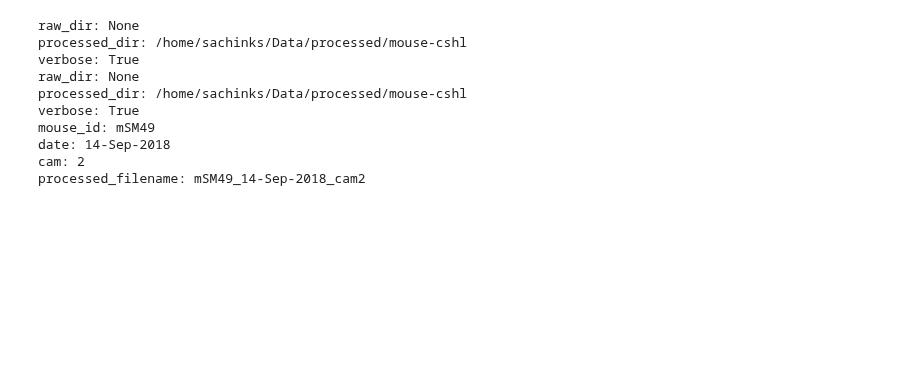
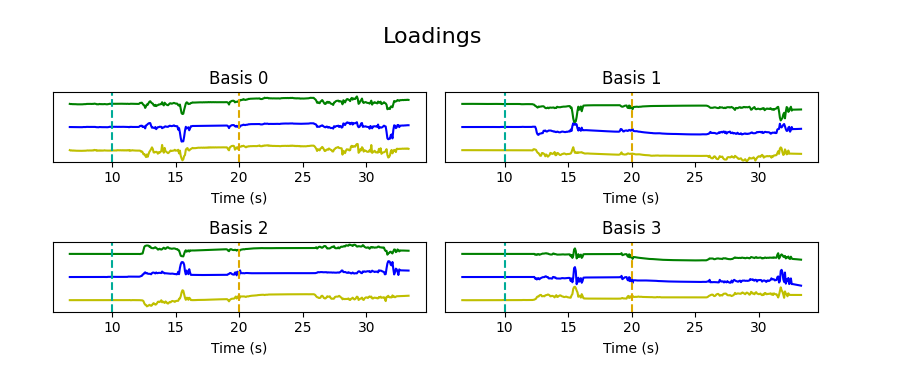
Before and after one commit to draeloslab/stim_behavior, a Jupyter notebook: notebooks/prosvd_analyse.ipynb, the cells around one changed output. Saved outputs shown, nothing was run; the diff lists cells and outputs as text; code cells hidden in the pictures; blank space fills up the shorter version.

Commit message:
analysis on combined cams

```diff
--- a/notebooks/prosvd_analyse.ipynb
+++ b/notebooks/prosvd_analyse.ipynb
@@ -14,14 +14,11 @@ PROSVD_INIT_FRAME = 100 # No of initial frames used to initialize proSVD
 
 processed_dir = '/home/sachinks/Data/processed/mouse-cshl'
 
-data_ld = MiceDataLoader(None, processed_dir)
-
 ###
 mouse_id = 'mSM49'
-date = '14-Sep-2018'
-cam = '2'
+date = '03-Aug-2018'
 
-data_ld.init_file(mouse_id, date, cam)
+filename = f'{mouse_id}_{date}_cam2'
 
 video_metadata = {
     'shape': None,
@@ -32,16 +29,9 @@ dm = DataManager()
 
 output_dir = '/home/sachinks/Data/output/mouse-cshl'
 fig_dir = f'{output_dir}/figures'
-data_dir = f'{output_dir}/{data_ld.get_filename()}'
+# data_dir = f'{output_dir}/{filename}'
-# %% [output]
-raw_dir: None
-processed_dir: /home/sachinks/Data/processed/mouse-cshl
-verbose: True
-raw_dir: None
-processed_dir: /home/sachinks/Data/processed/mouse-cshl
-verbose: True
-mouse_id: mSM49
-date: 14-Sep-2018
-cam: 2
-processed_filename: mSM49_14-Sep-2018_cam2
+# %%
+tx = (PROSVD_INIT_FRAME+np.arange(401))/video_metadata['fps']
+
+# T, N, _ = Q_full.shape
 # %%
@@ -63,0 +70,44 @@ ld_normalized = (ld - mean_values) / std_values
+# %%
+data_all = load_all_features(dm)
+# %%
+def plot_features(data_all):
+    f1_10 = data_all['cam1']['feat2']
+    f1_01 = data_all['cam2']['feat2']
+    f1_11 = data_all['combined']['feat2']
+
+    # Create a 2x2 grid of subplots
+    fig, axs = plt.subplots(2, 2, figsize=(8, 3.5))
+
+    # Flatten the axs array for easier iteration
+    axs_flat = axs.flatten()
+
+    # Loop through subplots
+    for i, ax in enumerate(axs_flat):
+        b_i = i # basis index
+        a1 = 1.05*np.max([f1_10[:, b_i], f1_01[:, b_i], f1_11[:, b_i]]) # translation factor
+        a2 = 1.05*np.min([f1_10[:, b_i], f1_01[:, b_i], f1_11[:, b_i]]) # translation factor
+        a = a1 - a2
+        ax.plot(tx, f1_10[:, b_i], c='y', label='Cam1')
+        ax.plot(tx, a + f1_01[:, b_i], c='b', label='Cam2')
+        ax.plot(tx, 2*a + f1_11[:, b_i], c='g', label='Combined')
+
+        ax.set_ylim(-0.5*a, 2.5*a)
+        ax.yaxis.set_ticks([])
+        ax.set_xlabel('Time (s)')
+        # ax.xaxis.set_ticks([])
+
+        ax.axvline(x=10, color='#00ac98', linestyle='--')
+        ax.axvline(x=20, color='#dda900', linestyle='--')
+
+        ax.set_title(f'Basis {b_i}')
+
+    plt.suptitle("Loadings", fontsize=16)
+
+    plt.tight_layout()
+
+    plt.show()
+
+
+plot_features(data_all)
+# %% [output]
+[figure, added]
```
Also changed, not shown: parts of 6 cells of this notebook, 1 other file.
